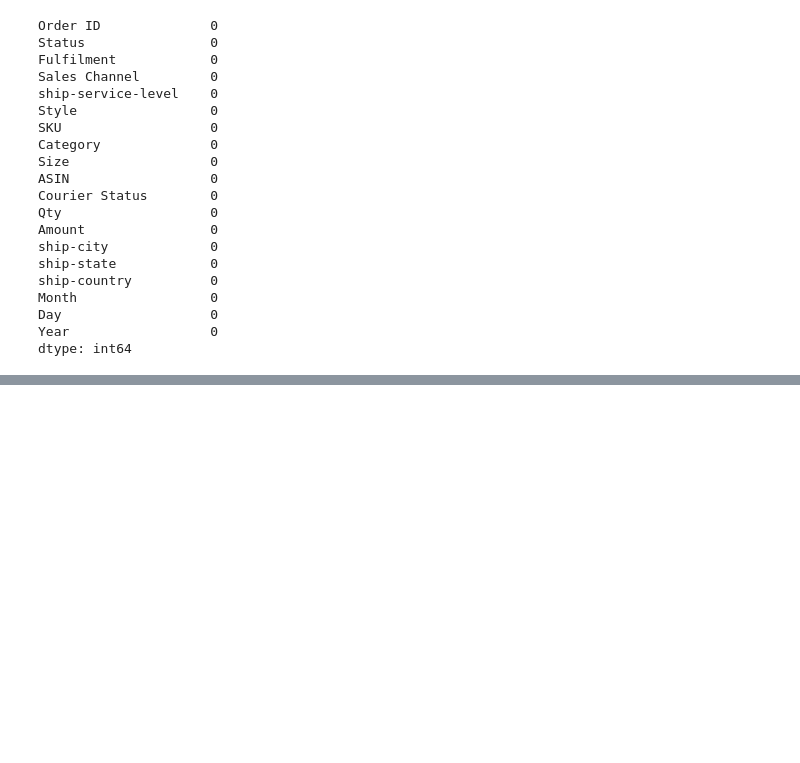
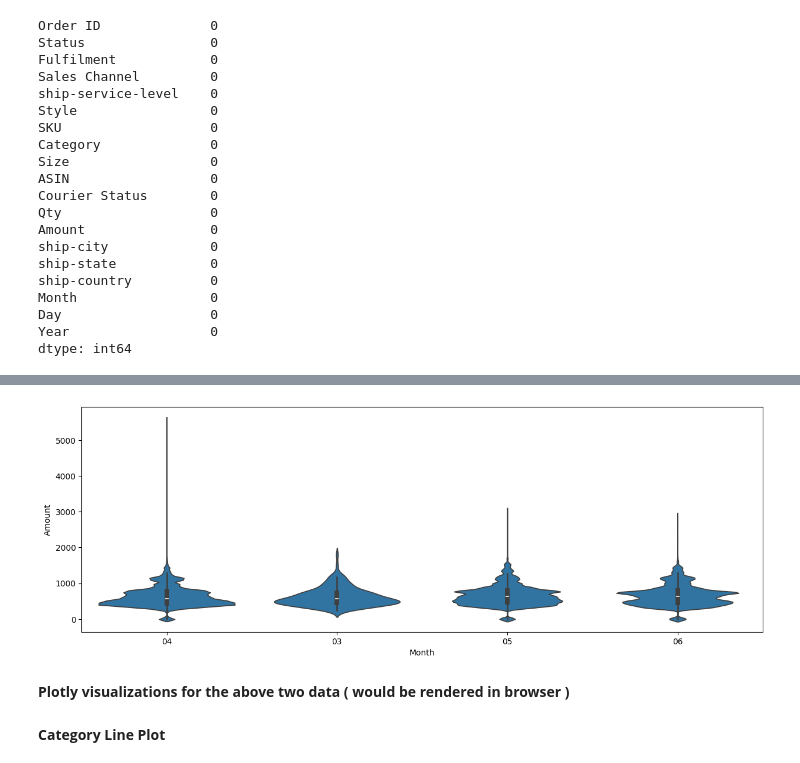
Before and after one commit to RookieCoder12/DevArena-Week-6, a Jupyter notebook: dashboard.ipynb, the cells around one changed output, grey strips where cells are left out. Drawn from its saved outputs; the diff is of its cells as text; code cells hidden in the pictures; blank space fills up the shorter version.

```diff
--- a/dashboard.ipynb
+++ b/dashboard.ipynb
@@ -370,0 +225,10 @@ TypeError: FormattedTB.__init__() got an unexpected keyword argument 'color_sche
+# %%
+plt.figure(figsize=(15,5))
+sns.violinplot(x='Month'
+            , y = 'Amount'
+            , data= df_amazon_sales_completed)
+plt.show()
+# %% [output]
+[figure, added]
+# %% [markdown]
+<b>Plotly visualizations for the above two data ( would be rendered in browser )
@@ -370,0 +245,4 @@ TypeError: FormattedTB.__init__() got an unexpected keyword argument 'color_sche
+# %% [markdown]
+<b>
+Category Line Plot
+</b>
```
Also changed, not shown: parts of 26 cells of this notebook.
